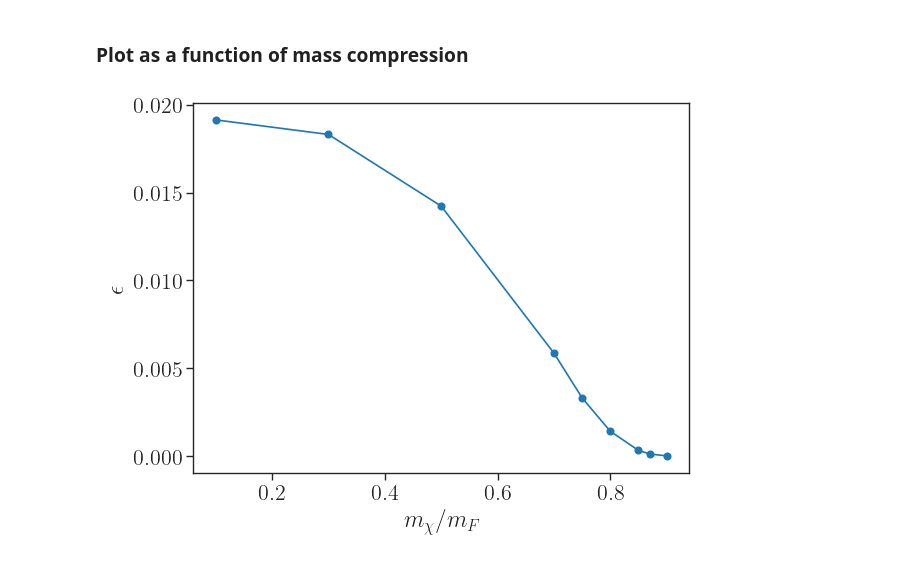
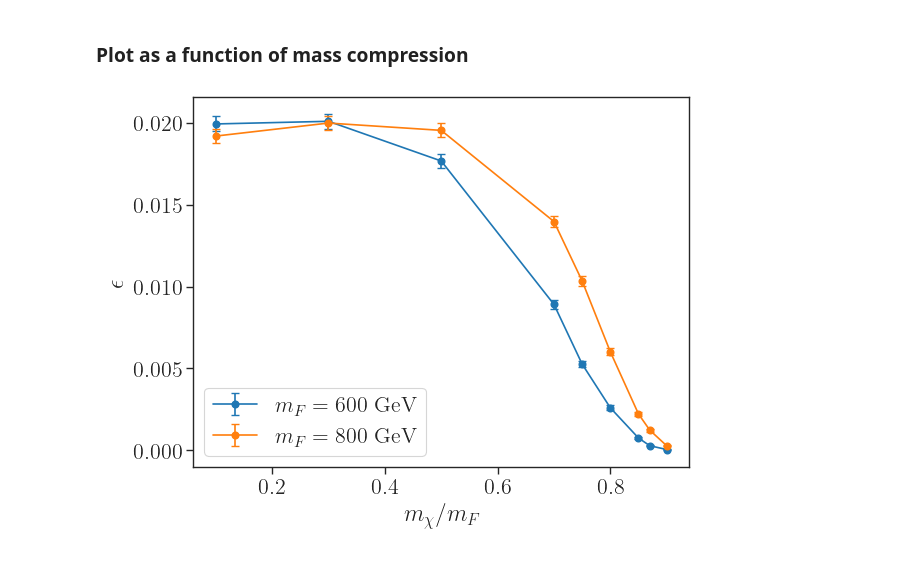
Before and after one commit to andlessa/LowTRHFIMP, a Jupyter notebook: ATLAS-SUSY-2018-14_displacedLeptons/plotEffs_HeHe.ipynb, the cells around one changed output. Drawn from its saved outputs; the diff is of its cells as text; code cells hidden in the pictures.

```diff
--- a/ATLAS-SUSY-2018-14_displacedLeptons/plotEffs_HeHe.ipynb
+++ b/ATLAS-SUSY-2018-14_displacedLeptons/plotEffs_HeHe.ipynb
@@ -307,16 +365,30 @@ plt.show()
 # %%
 mLLP = 500.0
 yDM = 1e-8
-df = dfRecast[(dfRecast['mLLP'] == mLLP) & (dfRecast['frblock_2'] == yDM)]
-x = (df['m5000022']/df['mLLP']).to_numpy()
-y = df['AccEffCuts_ee'].to_numpy()
-y = y[np.argsort(x)]
-x = np.sort(x)
+for mLLP in [600.0, 800.0]:
+    df = dfRecast[(dfRecast['mLLP'] == mLLP) & (dfRecast['frblock_2'] == yDM)]
+    x = (df['m5000022'] / df['mLLP']).to_numpy()
+    y = df['AccEffCuts_ee'].to_numpy()
+    yerr = df['AccEffCuts_ee_err'].to_numpy()
 
-plt.plot(x, y, marker='o')
+    idx = np.argsort(x)
+    x = x[idx]
+    y = y[idx]
+    yerr = yerr[idx]
+
+    plt.errorbar(
+        x,
+        y,
+        yerr=yerr,
+        marker='o',
+        linestyle='-',
+        capsize=3,
+        label=f'$m_{{F}} = {mLLP:.0f}$ GeV'
+    )
 plt.xlabel(r'$m_{\chi}/m_{F}$')
 plt.ylabel(r'$\epsilon$')
 # plt.title(r'$p p \to F F,\, F \to s + l$' + r'($m_{F} = ' + f'{mLLP} GeV, y = {y} ns)')
+plt.legend()
 plt.show()
 # %% [output]
-[figure, old version]
+[figure, new version]
```
Also changed, not shown: parts of 2 cells of this notebook, 2 other files.
